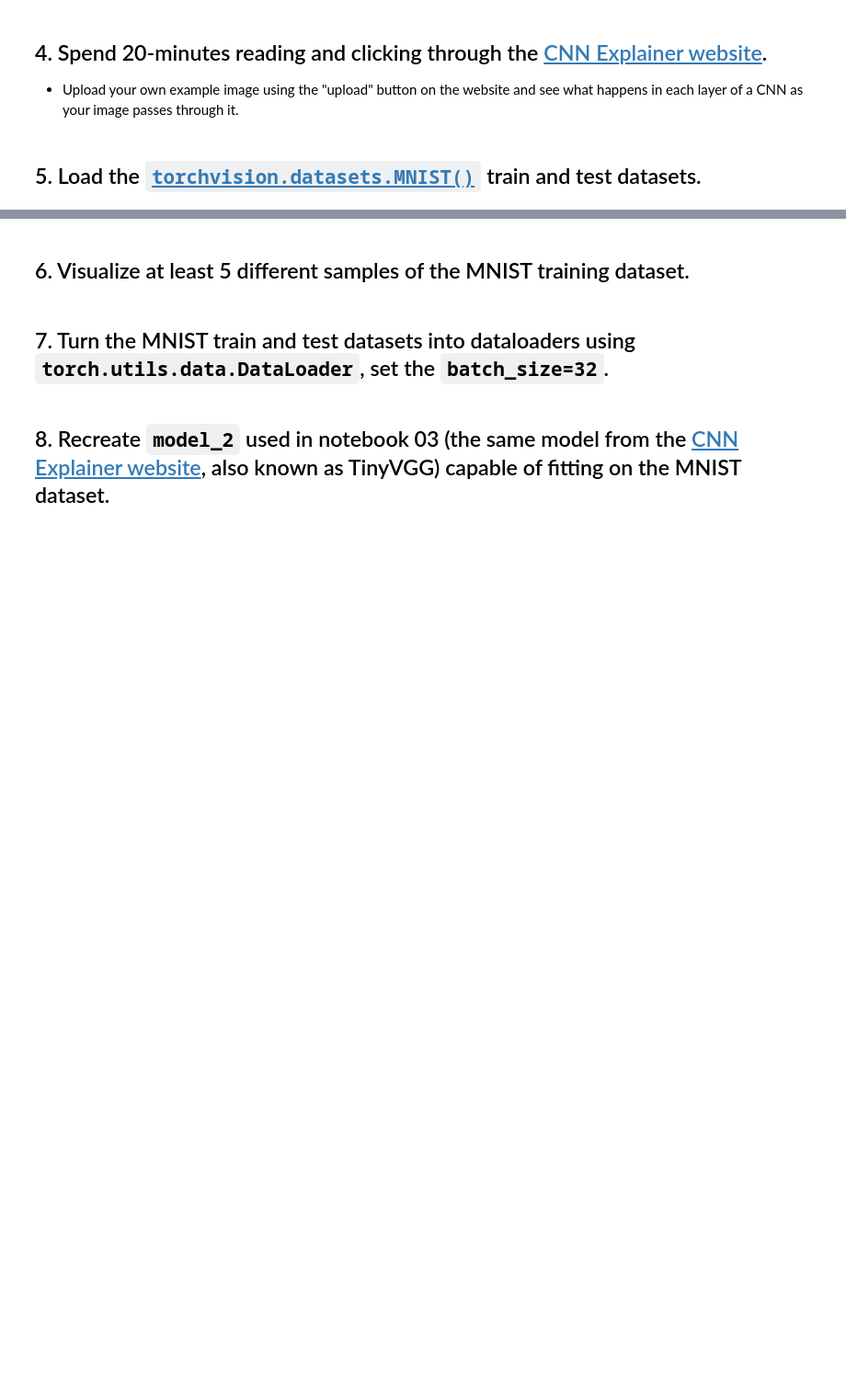
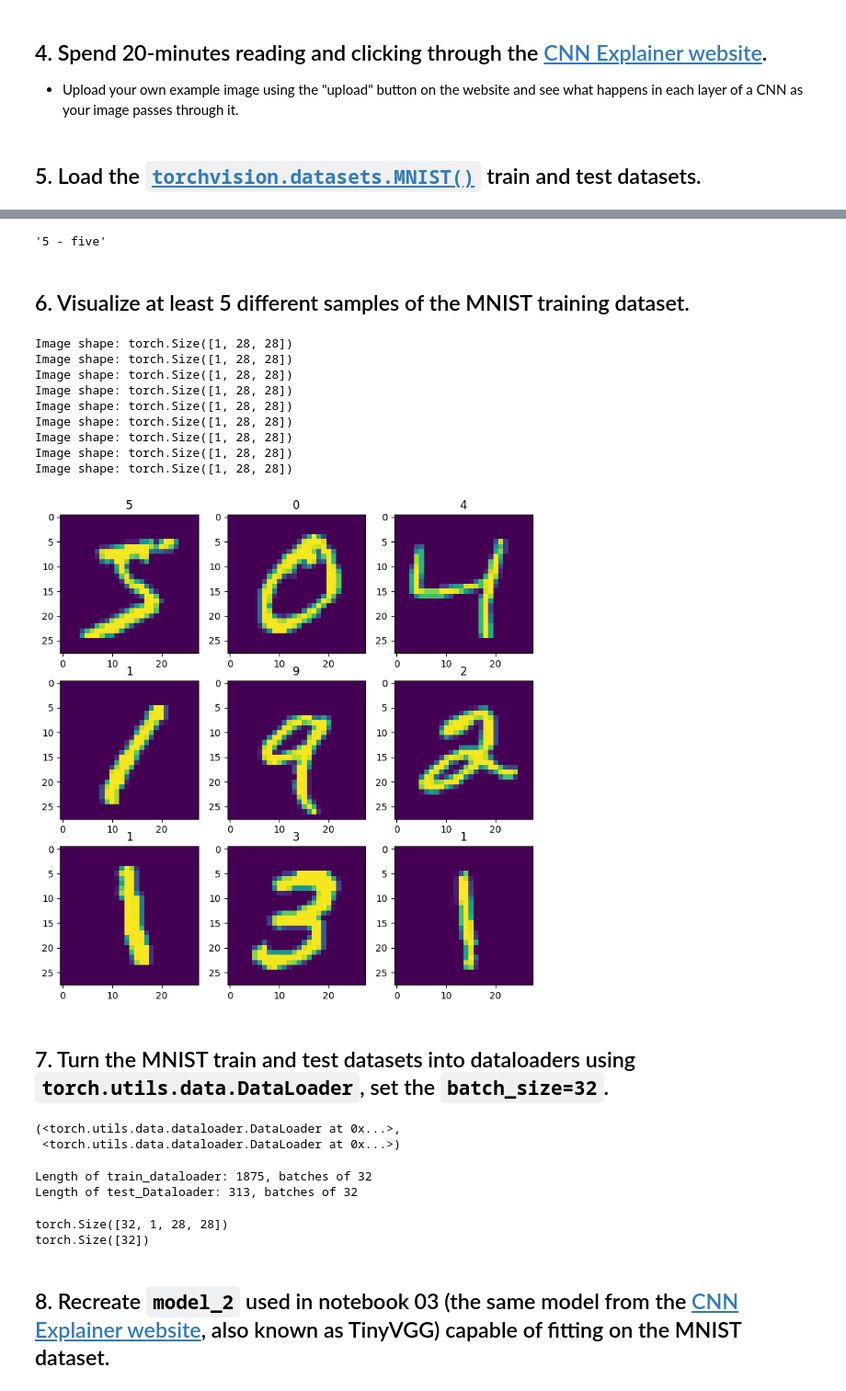
Before and after one commit to bassemr/pytorch_learning, a Jupyter notebook: extras/exercises/03_pytorch_computer_vision_exercises.ipynb, the cells around one changed output, grey strips where cells are left out. Shown at 92% size. Drawn from its saved outputs; the diff is of its cells as text; code cells hidden in the pictures; blank space fills up the shorter version.

```diff
--- a/extras/exercises/03_pytorch_computer_vision_exercises.ipynb
+++ b/extras/exercises/03_pytorch_computer_vision_exercises.ipynb
@@ -61,3 +50,24 @@ print(torch.__version__)
 * Upload your own example image using the "upload" button on the website and see what happens in each layer of a CNN as your image passes through it.
 # %% [markdown]
 ## 5. Load the [`torchvision.datasets.MNIST()`](https://pytorch.org/vision/stable/generated/torchvision.datasets.MNIST.html#torchvision.datasets.MNIST) train and test datasets.
+# %%
+# Setup Training data
+import torchvision
+from torchvision import datasets
+from torch.utils.data import DataLoader
+
+train_data = datasets.MNIST(
+    root=".",
+    train=True,
+    download=True,
+    transform=torchvision.transforms.ToTensor(),
+    target_transform=None
+)
+
+test_data = datasets.MNIST(
+    root=".",
+    train=False,
+    download=True,
+    transform=torchvision.transforms.ToTensor(),
+    target_transform=None
+)
@@ -63,0 +114,3 @@ print(torch.__version__)
+# %%
+image, label = train_data[0]
+image.dtype, label
@@ -64,6 +133,59 @@ print(torch.__version__)
+# %%
+class_names[5]
+# %% [output]
+'5 - five'
 # %% [markdown]
 ## 6. Visualize at least 5 different samples of the MNIST training dataset.
+# %%
+import matplotlib.pyplot as plt
+plt.figure(figsize=(9, 9))
+for i in range(9):
+  image, label = train_data[i]
+  plt.subplot(3, 3, i+1)
+  print(f"Image shape: {image.shape}")
+  plt.imshow(image.squeeze())
+  plt.title(label)
+# %% [output]
+Image shape: torch.Size([1, 28, 28])
+Image shape: torch.Size([1, 28, 28])
+Image shape: torch.Size([1, 28, 28])
+Image shape: torch.Size([1, 28, 28])
+Image shape: torch.Size([1, 28, 28])
+Image shape: torch.Size([1, 28, 28])
+Image shape: torch.Size([1, 28, 28])
+Image shape: torch.Size([1, 28, 28])
+Image shape: torch.Size([1, 28, 28])
+[figure, added]
 # %% [markdown]
 ## 7. Turn the MNIST train and test datasets into dataloaders using `torch.utils.data.DataLoader`, set the `batch_size=32`.
+# %%
+import torch
+torch.manual_seed(42)
+from torch.utils.data import DataLoader
+
+BATCH_SIZE = 32
+
+train_dataloader = DataLoader(dataset=train_data,
+                              batch_size=BATCH_SIZE,
+                              shuffle=True)
+test_dataloader = DataLoader(dataset=test_data,
+                             batch_size=BATCH_SIZE,
+                             shuffle=False)
+train_dataloader, test_dataloader
+# %% [output]
+(<torch.utils.data.dataloader.DataLoader at 0x...>,
+ <torch.utils.data.dataloader.DataLoader at 0x...>)
+# %%
+print(f"Length of train_dataloader: {len(train_dataloader)}, batches of {BATCH_SIZE}")
+print(f"Length of test_Dataloader: {len(test_dataloader)}, batches of {BATCH_SIZE}")
+# %% [output]
+Length of train_dataloader: 1875, batches of 32
+Length of test_Dataloader: 313, batches of 32
+# %%
+for sample in next(iter(train_dataloader)):
+  print(sample.shape)
+# %% [output]
+torch.Size([32, 1, 28, 28])
+torch.Size([32])
 # %% [markdown]
 ## 8. Recreate `model_2` used in notebook 03 (the same model from the [CNN Explainer website](https://poloclub.github.io/cnn-explainer/), also known as TinyVGG) capable of fitting on the MNIST dataset.
```
Also changed, not shown: parts of 36 cells of this notebook.
